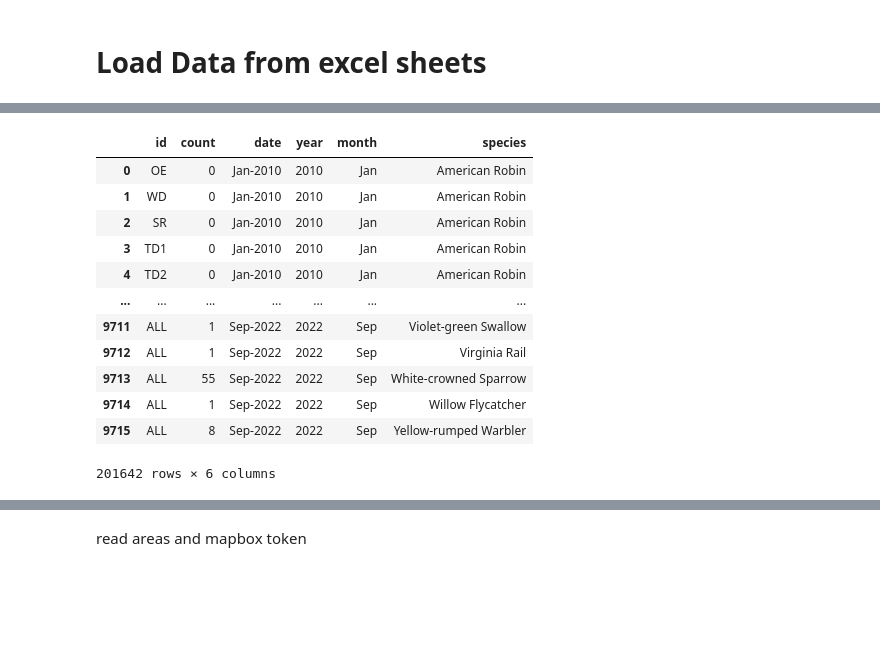
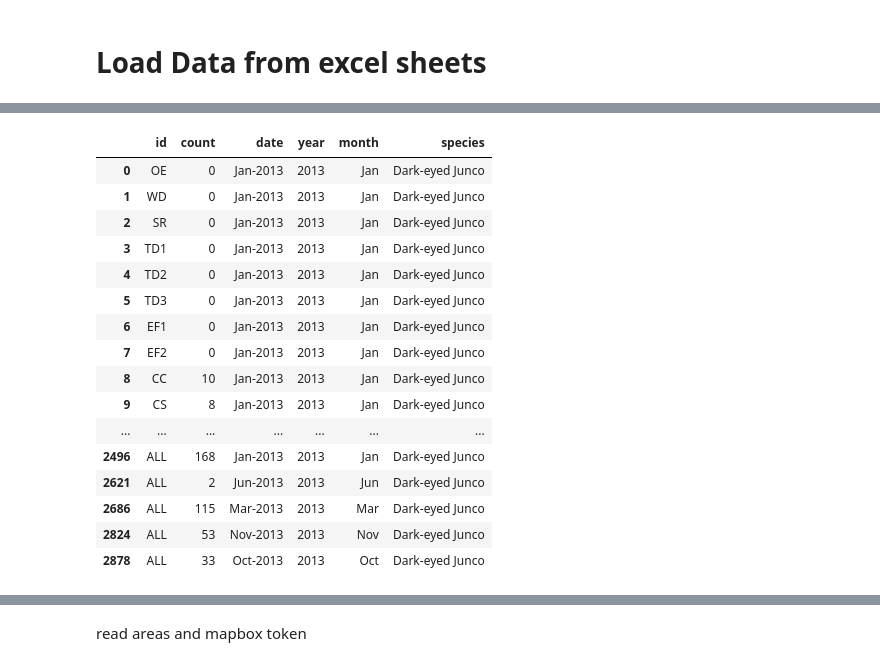
Before and after one commit to KyleKulas/bird_count, a Jupyter notebook: dev/dev_notebook.ipynb, the cells around one changed output, grey strips where cells are left out. Cells and saved outputs as stored; diff of their text form; code cells hidden in the pictures; blank space fills up the shorter version.

```diff
--- a/dev/dev_notebook.ipynb
+++ b/dev/dev_notebook.ipynb
@@ -327,29 +352,32 @@ spell_checked_df = excel_df.replace(replacements)
 # area total bird count
 areas_total_bird_count_df = spell_checked_df.groupby(['id','year','month', 'date']).sum('count').reset_index()
 areas_total_bird_count_df['species'] = 'Total Bird Count'
+areas_total_added_df = pd.concat([spell_checked_df, areas_total_bird_count_df])
 
-
-areas_total_added_df = pd.concat([spell_checked_df, areas_total_bird_count_df])
 all_area_total_bird = areas_total_added_df.groupby(['year','month', 'date', 'species']).sum('count').reset_index()
 all_area_total_bird['id'] = 'ALL'
 
-
 all_area_total_added_df = pd.concat([areas_total_added_df, all_area_total_bird])
-all_area_total_added_df[all_area_total_added_df['species'] != 'Total Bird Count']
-# %% [output]
-|  | id | count | date | year | month | species |
-| 0 | OE | 0 | Jan-2010 | 2010 | Jan | American Robin |
-| 1 | WD | 0 | Jan-2010 | 2010 | Jan | American Robin |
-| 2 | SR | 0 | Jan-2010 | 2010 | Jan | American Robin |
-| 3 | TD1 | 0 | Jan-2010 | 2010 | Jan | American Robin |
-| 4 | TD2 | 0 | Jan-2010 | 2010 | Jan | American Robin |
-| ... | ... | ... | ... | ... | ... | ... |
-| 9711 | ALL | 1 | Sep-2022 | 2022 | Sep | Violet-green Swallow |
-| 9712 | ALL | 1 | Sep-2022 | 2022 | Sep | Virginia Rail |
-| 9713 | ALL | 55 | Sep-2022 | 2022 | Sep | White-crowned Sparrow |
-| 9714 | ALL | 1 | Sep-2022 | 2022 | Sep | Willow Flycatcher |
-| 9715 | ALL | 8 | Sep-2022 | 2022 | Sep | Yellow-rumped Warbler |
-201642 rows × 6 columns
+# %%
+all_area_total_added_df[(all_area_total_added_df['species']=='Dark-eyed Junco') & (all_area_total_added_df['year']==2013)]
+# %% [output]
+|  | id | count | date | year | month | species |
+| 0 | OE | 0 | Jan-2013 | 2013 | Jan | Dark-eyed Junco |
+| 1 | WD | 0 | Jan-2013 | 2013 | Jan | Dark-eyed Junco |
+| 2 | SR | 0 | Jan-2013 | 2013 | Jan | Dark-eyed Junco |
+| 3 | TD1 | 0 | Jan-2013 | 2013 | Jan | Dark-eyed Junco |
+| 4 | TD2 | 0 | Jan-2013 | 2013 | Jan | Dark-eyed Junco |
+| 5 | TD3 | 0 | Jan-2013 | 2013 | Jan | Dark-eyed Junco |
+| 6 | EF1 | 0 | Jan-2013 | 2013 | Jan | Dark-eyed Junco |
+| 7 | EF2 | 0 | Jan-2013 | 2013 | Jan | Dark-eyed Junco |
+| 8 | CC | 10 | Jan-2013 | 2013 | Jan | Dark-eyed Junco |
+| 9 | CS | 8 | Jan-2013 | 2013 | Jan | Dark-eyed Junco |
+| ... | ... | ... | ... | ... | ... | ... |
+| 2496 | ALL | 168 | Jan-2013 | 2013 | Jan | Dark-eyed Junco |
+| 2621 | ALL | 2 | Jun-2013 | 2013 | Jun | Dark-eyed Junco |
+| 2686 | ALL | 115 | Mar-2013 | 2013 | Mar | Dark-eyed Junco |
+| 2824 | ALL | 53 | Nov-2013 | 2013 | Nov | Dark-eyed Junco |
+| 2878 | ALL | 33 | Oct-2013 | 2013 | Oct | Dark-eyed Junco |
 # %%
 
 # sum species in each area, making sure to remove "Total Bird Count" from totals
```
Also changed, not shown: parts of 31 cells of this notebook, 3 other files.
